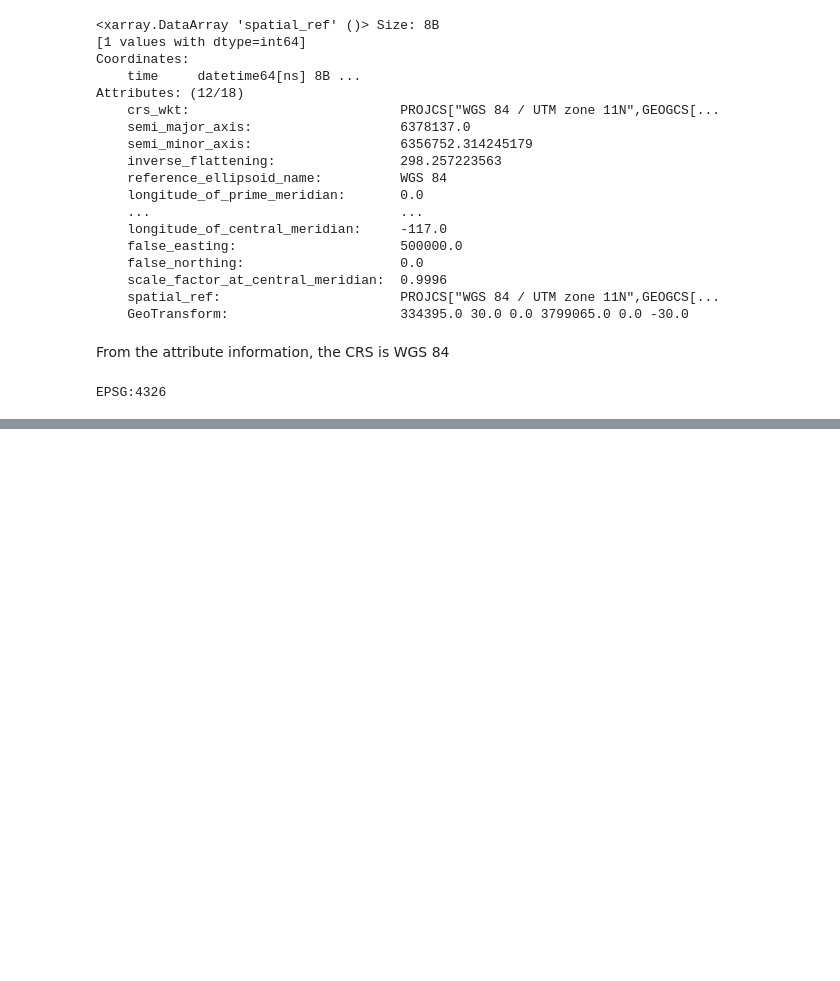
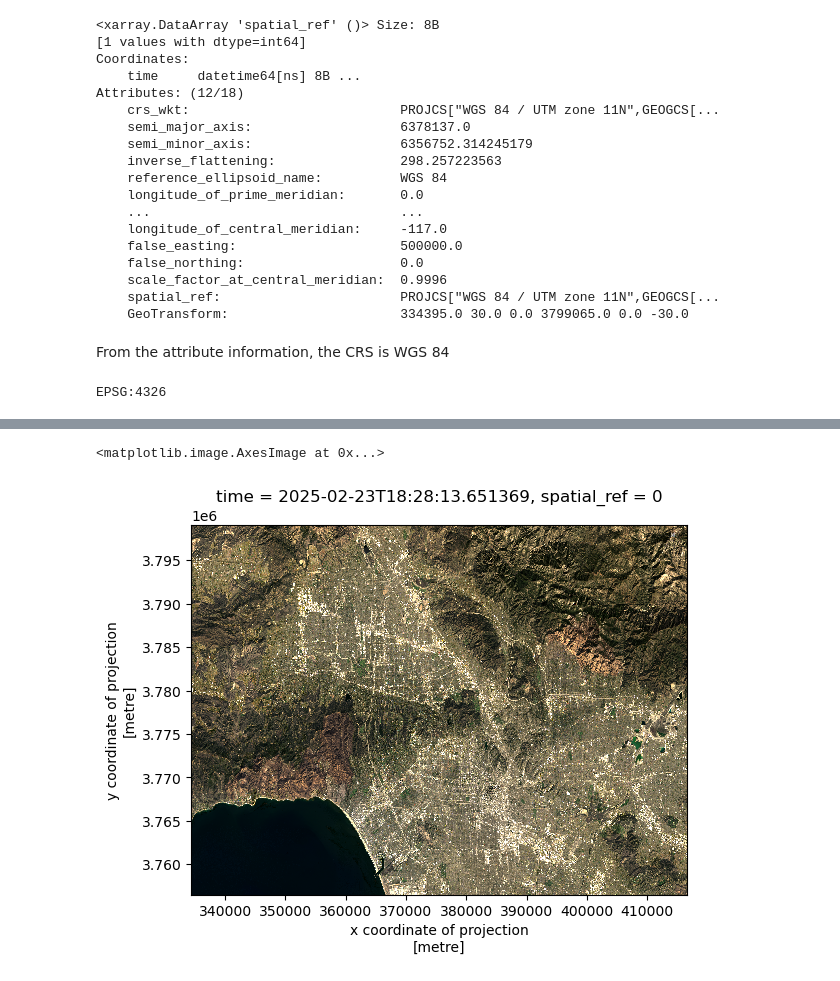
Before and after one commit to RachelMGitH/eds220-hwk4, a Jupyter notebook: hwk4-task2-false-color-MILLER.ipynb, the cells around one changed output, grey strips where cells are left out. Drawn from its saved outputs; the diff is of its cells as text; code cells hidden in the pictures; blank space fills up the shorter version.

```diff
--- a/hwk4-task2-false-color-MILLER.ipynb
+++ b/hwk4-task2-false-color-MILLER.ipynb
@@ -113,0 +118,6 @@ EPSG:4326
+# %%
+# b. Plot red, green and blue bands from landsat data
+landsat[['red','green','blue']].to_dataarray().plot.imshow(robust=True)
+# %% [output]
+<matplotlib.image.AxesImage at 0x...>
+[figure, added]
```
Also changed, not shown: parts of 23 cells of this notebook.
